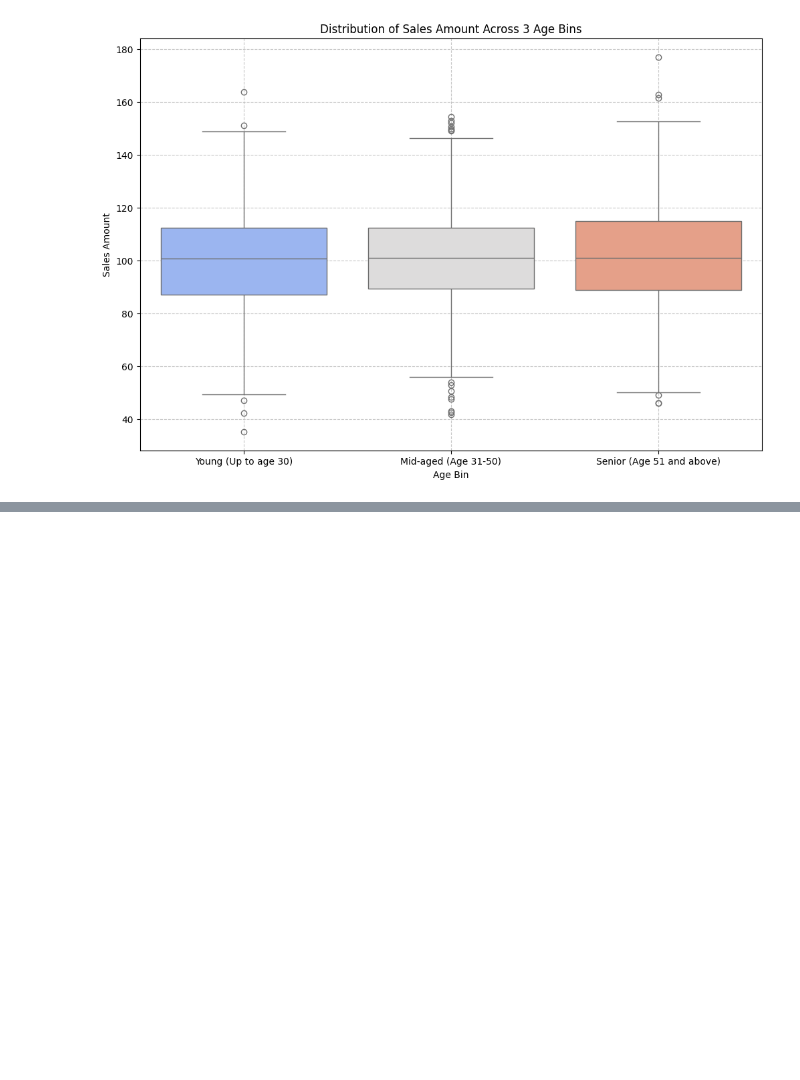
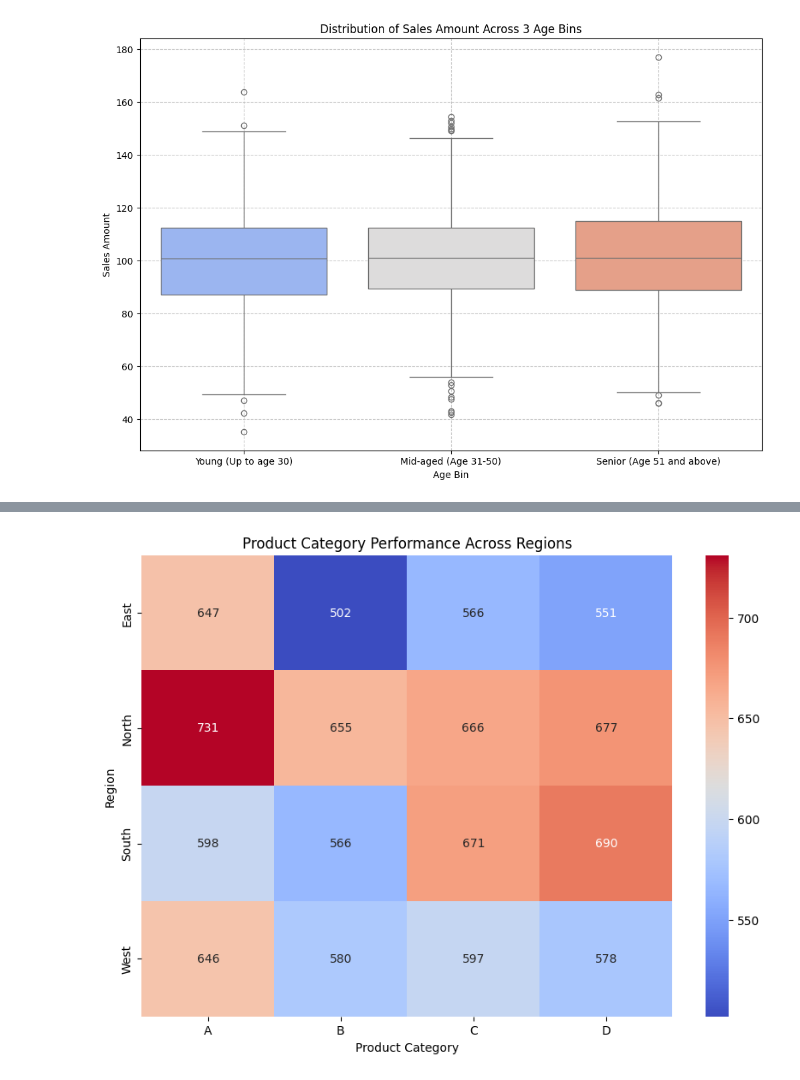
Before and after one commit to xiu-shi/DA_L7, a Jupyter notebook: L7_term2/visualization/CA2_visual_prep_v2.ipynb, the cells around one changed output, grey strips where cells are left out. Saved outputs shown, nothing was run; the diff lists cells and outputs as text; code cells hidden in the pictures; blank space fills up the shorter version.

Commit message:
CA2_visualization_version2

```diff
--- a/L7_term2/visualization/CA2_visual_prep_v2.ipynb
+++ b/L7_term2/visualization/CA2_visual_prep_v2.ipynb
@@ -240,4 +240,15 @@ Passing `palette` without assigning `hue` is deprecated and will be removed in v
   sns.boxplot(x="Age_Bin",y="Sales_Amount_ImputeMean",data=df_ImputeMean, palette="coolwarm")
 [figure]
 # %%
-##################
+## Product Exploring
+# Product Categories Across Regions
+category_region_performance=df_ImputeMean.groupby(["Region","Product_Category"])["Transaction_Count"].sum().unstack()
+
+# Transaction Count and Annual Spending across Income Levels
+transaction_income_analysis=df_ImputeMean.groupby("Income_Level").agg({
+    "Transaction_Count":"sum",
+    "Annual_Spend":"mean"
+}).sort_values(by="Annual_Spend",ascending=False)
+
+category_region_performance,
+transaction_income_analysis
@@ -243,0 +261,11 @@ Passing `palette` without assigning `hue` is deprecated and will be removed in v
+# %%
+## Heatmap Visualization of Product Categories sum Across Regions
+
+plt.figure(figsize=(10, 7))
+sns.heatmap(category_region_performance,annot=True, fmt="d", cmap="coolwarm")
+plt.title("Product Category Performance Across Regions")
+plt.ylabel("Region")
+plt.xlabel("Product Category")
+plt.show()
+# %% [output]
+[figure, added]
```
Also changed, not shown: parts of 7 cells of this notebook.
